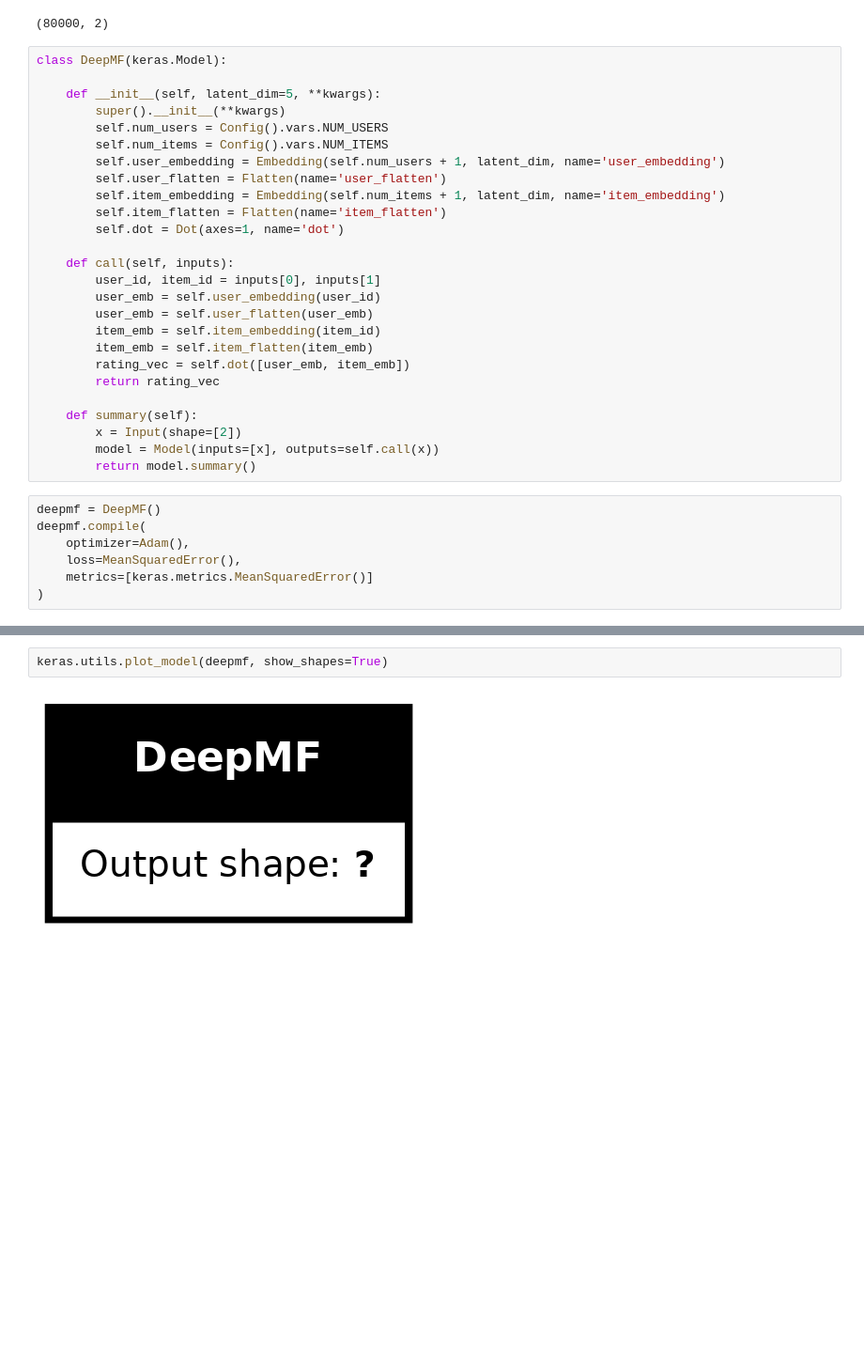
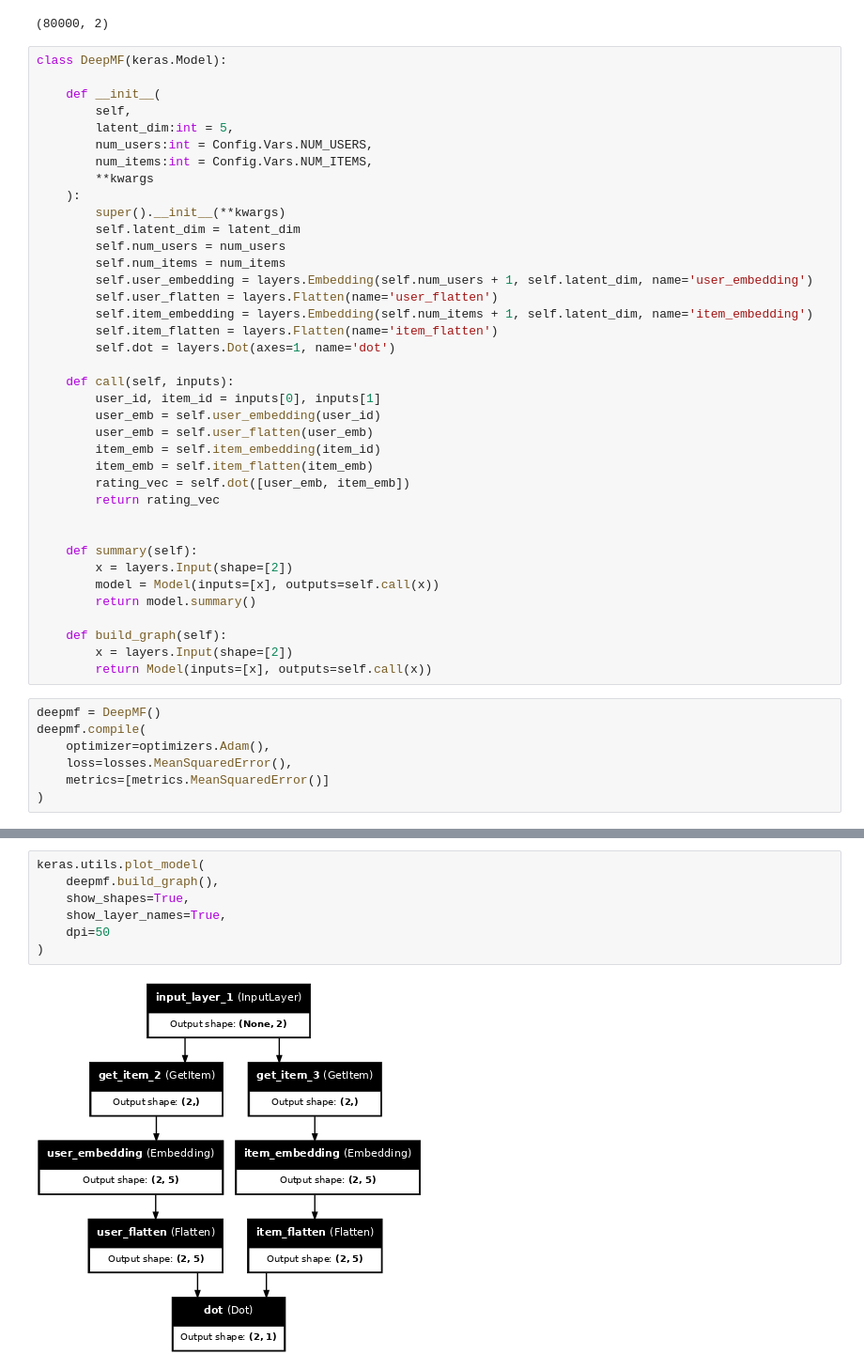
Before and after one commit to sagnik-t/SynthGAN, a Jupyter notebook: notebooks/main.ipynb, the cells around one changed output, grey strips where cells are left out. Shown: that part at 94% size. Saved outputs shown, nothing was run; the diff lists cells and outputs as text; blank space fills up the shorter version.

```diff
--- a/notebooks/main.ipynb
+++ b/notebooks/main.ipynb
@@ -60,15 +56,22 @@ x_train.shape
 # %%
 class DeepMF(keras.Model):
 
-    def __init__(self, latent_dim=5, **kwargs):
+    def __init__(
+        self,
+        latent_dim:int = 5,
+        num_users:int = Config.Vars.NUM_USERS,
+        num_items:int = Config.Vars.NUM_ITEMS,
+        **kwargs
+    ):
         super().__init__(**kwargs)
-        self.num_users = Config().vars.NUM_USERS
-        self.num_items = Config().vars.NUM_ITEMS
-        self.user_embedding = Embedding(self.num_users + 1, latent_dim, name='user_embedding')
-        self.user_flatten = Flatten(name='user_flatten')
-        self.item_embedding = Embedding(self.num_items + 1, latent_dim, name='item_embedding')
-        self.item_flatten = Flatten(name='item_flatten')
-        self.dot = Dot(axes=1, name='dot')
+        self.latent_dim = latent_dim
+        self.num_users = num_users
+        self.num_items = num_items
+        self.user_embedding = layers.Embedding(self.num_users + 1, self.latent_dim, name='user_embedding')
+        self.user_flatten = layers.Flatten(name='user_flatten')
+        self.item_embedding = layers.Embedding(self.num_items + 1, self.latent_dim, name='item_embedding')
+        self.item_flatten = layers.Flatten(name='item_flatten')
+        self.dot = layers.Dot(axes=1, name='dot')
 
     def call(self, inputs):
         user_id, item_id = inputs[0], inputs[1]
@@ -79,14 +82,19 @@ class DeepMF(keras.Model):
         rating_vec = self.dot([user_emb, item_emb])
         return rating_vec
 
+
     def summary(self):
-        x = Input(shape=[2])
+        x = layers.Input(shape=[2])
         model = Model(inputs=[x], outputs=self.call(x))
         return model.summary()
+
+    def build_graph(self):
+        x = layers.Input(shape=[2])
+        return Model(inputs=[x], outputs=self.call(x))
 # %%
 deepmf = DeepMF()
 deepmf.compile(
-    optimizer=Adam(),
-    loss=MeanSquaredError(),
-    metrics=[keras.metrics.MeanSquaredError()]
+    optimizer=optimizers.Adam(),
+    loss=losses.MeanSquaredError(),
+    metrics=[metrics.MeanSquaredError()]
 )
@@ -168,4 +185,9 @@ array([[1.9774928],
 # %%
-keras.utils.plot_model(deepmf, show_shapes=True)
+keras.utils.plot_model(
+    deepmf.build_graph(),
+    show_shapes=True,
+    show_layer_names=True,
+    dpi=50
+)
 # %% [output]
-[figure, old version]
+[figure, new version]
```
Also changed, not shown: parts of 10 cells of this notebook, 1 other file.
